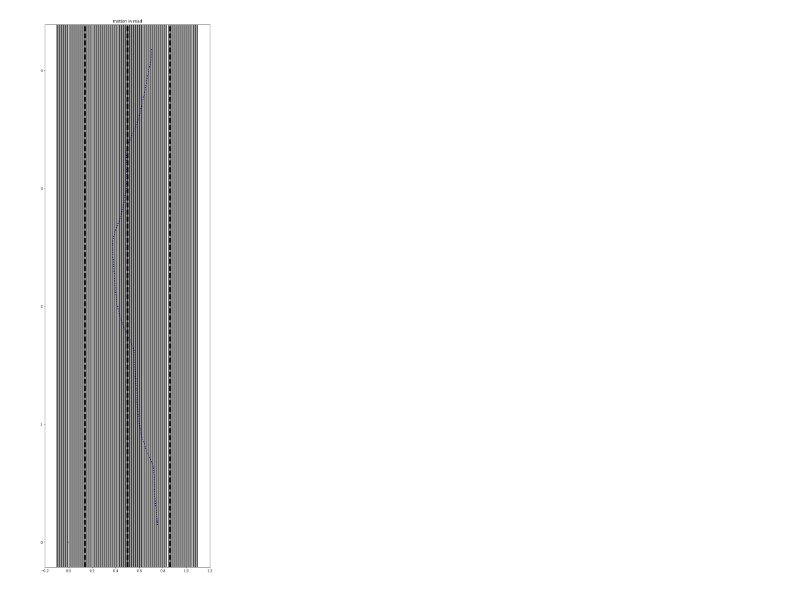
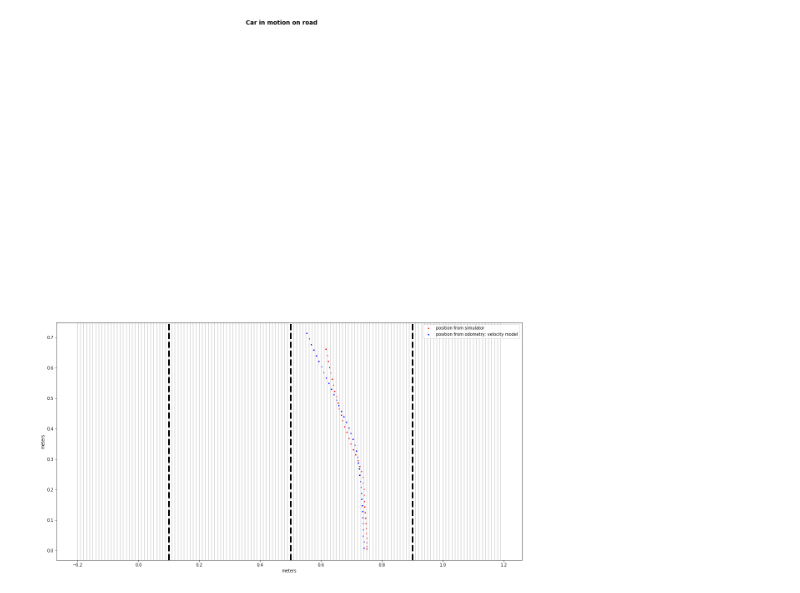
Before and after one commit to lgarciaos/AutoNOMOS, a Jupyter notebook: debug python/localization.ipynb, the cells around one changed output. Drawn from its saved outputs; the diff is of its cells as text; code cells hidden in the pictures.

```diff
--- a/debug python/localization.ipynb
+++ b/debug python/localization.ipynb
@@ -31 +32,3 @@ localization_hist = df.iloc[inicio:fin, 1:155].as_matrix()
+# %%
+localization_hist = df.iloc[inicio:fin, 1:140].as_matrix()
 # %%
@@ -49,19 +52,16 @@ plt.show()
 # %%
 # odometry
-odom_X = df['odom_y'].values[inicio:fin]
-odom_Y = df['odom_x'].values[inicio:fin]
+odom_X = df['predicted_x'].values[inicio:fin]
+odom_Y = df['predicted_y'].values[inicio:fin]
 
-odom_Yaw = df['odom_theta'].values[inicio:fin]
-odom_Yaw = pd.DataFrame({'odom_theta': [1.57] * len(odom_Yaw)})
+odom_Yaw = df['pos_odom_theta'].values[inicio:fin]
+# odom_Yaw = pd.DataFrame({'odom_theta': [1.57] * len(odom_Yaw)})
 
 odom_x_corregida = 0.74 - odom_Y
 odom_y_corregida = 0.008 + odom_X
 
-U = np.cos(Yaw)
-V = np.sin(Yaw)
-
-odom_U = np.cos(odom_Yaw)
-odom_V = np.sin(odom_Yaw)
+# odom_U = np.cos(odom_Yaw)
+# odom_V = np.sin(odom_Yaw)
 
 odom_U_c = np.cos(1.57 + odom_Yaw)
 odom_V_c = np.sin(1.57 + odom_Yaw)
@@ -105,61 +85,64 @@ df.loc[100:110, ['pose_x']].diff().apply( lambda x: x / cell_width)
 # %%
-right_x = 0.86
-center_x = 0.5
-left_x = 0.14
-out_road_dist = 0.24
+# params
+right_x = 0.9 # m
+center_x = 0.5 # m
+left_x = 0.1 # m
+out_road_dist = 0.3 # m
 num_states = 7
 state_width = 20
 
+print ("road width: {0} cm".format(num_states * state_width))
+
+# estimate positions to plot discretization
 lines_y = [Y[0], Y[len(Y)-1]]
 cell_width = ((right_x + out_road_dist) - (left_x - out_road_dist)) / (num_states * state_width)
-print("cell_width: {}".format(cell_width))
+print("cell width: {} m".format(cell_width))
 cell_height = abs(np.mean([Y[i] - Y[i + 1] for i in range(len(Y)-1)]))
 
 points_x = np.arange(left_x - out_road_dist, right_x + out_road_dist, cell_width)
 grid_x, grid_y = np.meshgrid(points_x, np.arange(Y[0], Y[len(Y)-1], cell_height))
 
-plt.figure(figsize=(20, 30))
-plt.title("motion in road")
-
-
 # show probabilistic localization
 z = localization_hist.flatten() * 254
-# colors = plt.cm.get_cmap('Blues')(z)
+colors = plt.cm.get_cmap('Blues')(z)
 # plt.scatter(grid_x, grid_y,  marker=',', s=10, c=colors)
 
+fig = plt.figure(figsize=(20, 30))
+fig.suptitle('Car in motion on road', fontsize=14, fontweight='bold')
+ax = fig.add_subplot(111)
+fig.subplots_adjust(top=0.9)
+# ax.set_title('axes title')
+
+# plt.figure()
+ax.set_aspect('equal')
+# plt.axes().set_xlim([-0.2, 1.2])
+
+# show discretization of probabilistic localization
+for x_i in points_x:
+    ax.axvline(x_i, color='lightgray', linestyle='solid')
+
 # lines of road
-
-
+ax.axvline(right_x, color='k', linestyle='dashed', linewidth=4) #'k--', linewidth=4)
+ax.axvline(center_x, color='k', linestyle='dashed', linewidth=4) #'k--', linewidth=4)
+ax.axvline(left_x, color='k', linestyle='dashed', linewidth=4)  #'k--', linewidth=4)
 
 # show orientation
-# from global pose
+# for global pose
 # Q = plt.quiver(X, Y, U, V, color='r', pivot='mid', units='xy', scale=40, width=.009)
-# from odometry
+
+# for odometry
 # Q = plt.quiver(odom_x_corregida, odom_y_corregida, odom_U_c, odom_V_c, color='b', pivot='mid', units='xy', scale=40, width=.009)
 
-plt.scatter(X, Y, color='b', s=3)
+ax.scatter(X, Y, color='r', s=5, label='position from simulator')
+ax.scatter(odom_x_corregida, odom_y_corregida, color='b', s=5, label='position from odometry: velocity model')
+
+ax.set_xlabel('meters')
+ax.set_ylabel('meters')
+
+# no se que hace esto
 #qk = plt.quiverkey(Q, 0.9, 0.9, 1, r'$1 \frac{m}{s}$', labelpos='E',
 #                   coordinates='figure')
 
-# plt.scatter(odom_x_corregida, odom_y_corregida, color='r', s=1)
-
-plt.axes().set_xlim([-0.2, 1.2])
-plt.axes().set_aspect('equal')
-
-plt.axvline(right_x, color='k', linestyle='dashed', linewidth=4) #'k--', linewidth=4)
-plt.axvline(center_x, color='k', linestyle='dashed', linewidth=4) #'k--', linewidth=4)
-plt.axvline(left_x, color='k', linestyle='dashed', linewidth=4)  #'k--', linewidth=4)
-
-for x_i in points_x:
-    plt.axvline(x_i, color='k', linestyle='solid')
-
-#f, ax = plt.subplots() # figsize=(20, 30)
-
-# Q = ax.quiver(odom_X, odom_Y, odom_U, odom_V, color='b', pivot='mid',
-#              units='xy', scale=40, width=.009)
-
-#ax.set_title("Odometry")
-#ax.set_aspect('equal')
-
+plt.legend()
 plt.show()
 # %% [output]
@@ -167 +151 @@ cell_width: 0.008571428571428572
-[figure, old version]
+[figure, new version]
```
Also changed, not shown: parts of 8 cells of this notebook, 9 other files.
